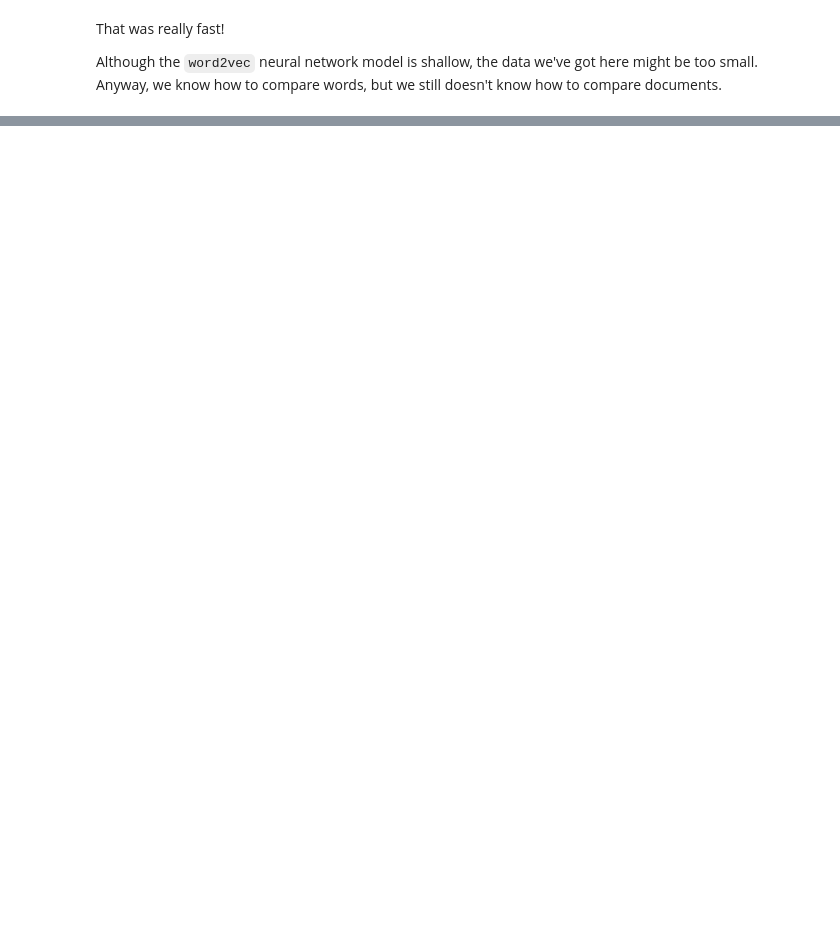
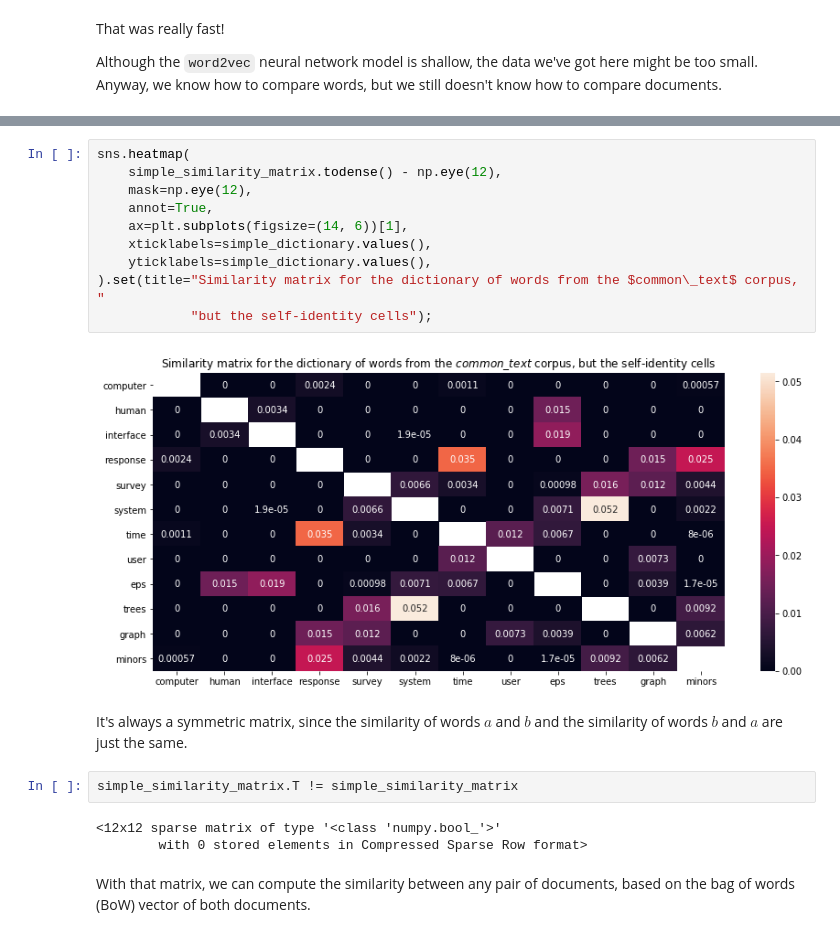
Before and after one commit to scieloorg/normalizations-experiments, a Jupyter notebook: experiments_2018-11_word2vec.ipynb, the cells around one changed output, grey strips where cells are left out. Saved outputs shown, nothing was run; the diff lists cells and outputs as text; blank space fills up the shorter version.

```diff
--- a/experiments_2018-11_word2vec.ipynb
+++ b/experiments_2018-11_word2vec.ipynb
@@ -662,0 +706,26 @@ but we still doesn't know how to compare documents.
+# %%
+sns.heatmap(
+    simple_similarity_matrix.todense() - np.eye(12),
+    mask=np.eye(12),
+    annot=True,
+    ax=plt.subplots(figsize=(14, 6))[1],
+    xticklabels=simple_dictionary.values(),
+    yticklabels=simple_dictionary.values(),
+).set(title="Similarity matrix for the dictionary of words from the $common\_text$ corpus, "
+            "but the self-identity cells");
+# %% [output]
+[figure, added]
+# %% [markdown]
+It's always a symmetric matrix,
+since the similarity of words $a$ and $b$
+and the similarity of words $b$ and $a$
+are just the same.
+# %%
+simple_similarity_matrix.T != simple_similarity_matrix
+# %% [output]
+<12x12 sparse matrix of type '<class 'numpy.bool_'>'
+        with 0 stored elements in Compressed Sparse Row format>
+# %% [markdown]
+With that matrix,
+we can compute the similarity between any pair of documents,
+based on the bag of words (BoW) vector of both documents.
```
Also changed, not shown: parts of 42 cells of this notebook.
